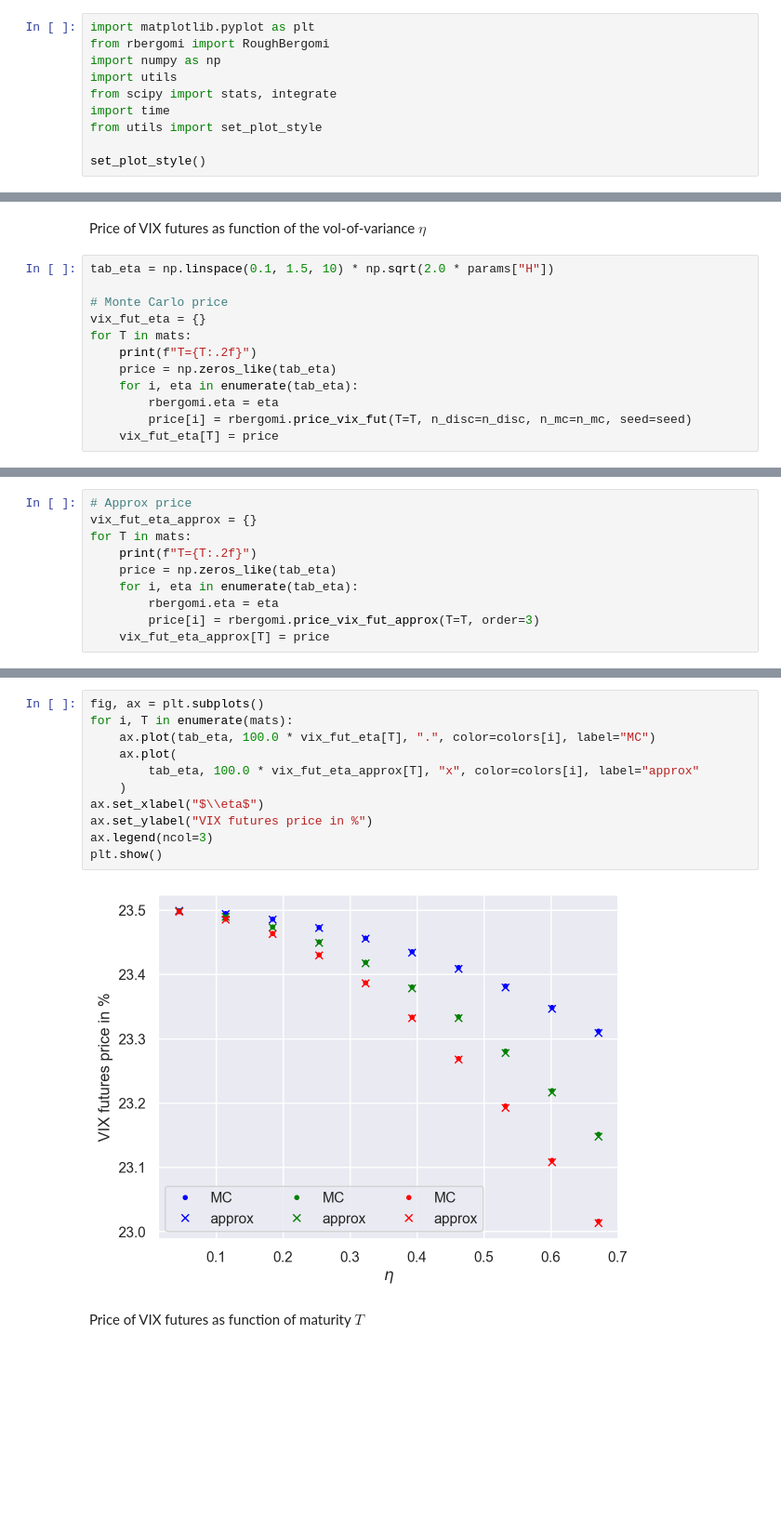
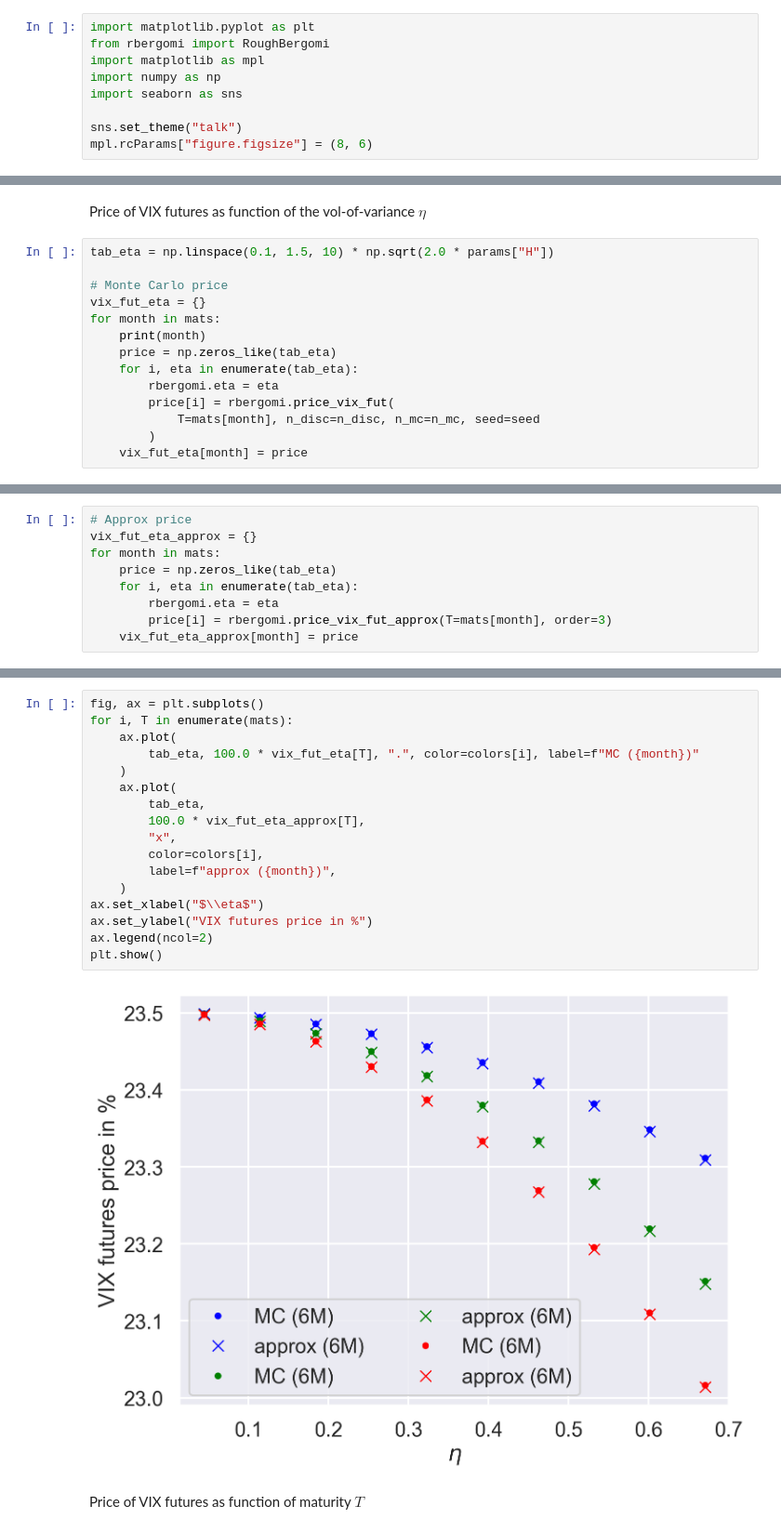
Before and after one commit to fbourgey/rough-bergomi, a Jupyter notebook: vix_weak_approx.ipynb, the cells around one changed output, grey strips where cells are left out. Shown at 93% size. Saved outputs shown, nothing was run; the diff lists cells and outputs as text; blank space fills up the shorter version.

```diff
--- a/vix_weak_approx.ipynb
+++ b/vix_weak_approx.ipynb
@@ -7,13 +9,12 @@ Convention is different here: $\eta$ is replaced with $\eta \sqrt{2H}$
 # %%
 import matplotlib.pyplot as plt
 from rbergomi import RoughBergomi
+import matplotlib as mpl
 import numpy as np
-import utils
-from scipy import stats, integrate
-import time
-from utils import set_plot_style
+import seaborn as sns
 
-set_plot_style()
+sns.set_theme("talk")
+mpl.rcParams["figure.figsize"] = (8, 6)
 # %%
 params = {
     "s0": 1.0,
@@ -39,11 +40,13 @@ tab_eta = np.linspace(0.1, 1.5, 10) * np.sqrt(2.0 * params["H"])
 
 # Monte Carlo price
 vix_fut_eta = {}
-for T in mats:
-    print(f"T={T:.2f}")
+for month in mats:
+    print(month)
     price = np.zeros_like(tab_eta)
     for i, eta in enumerate(tab_eta):
         rbergomi.eta = eta
-        price[i] = rbergomi.price_vix_fut(T=T, n_disc=n_disc, n_mc=n_mc, seed=seed)
-    vix_fut_eta[T] = price
+        price[i] = rbergomi.price_vix_fut(
+            T=mats[month], n_disc=n_disc, n_mc=n_mc, seed=seed
+        )
+    vix_fut_eta[month] = price
 # %% [output]
@@ -53,10 +56,9 @@ T=0.50
 # %%
 # Approx price
 vix_fut_eta_approx = {}
-for T in mats:
-    print(f"T={T:.2f}")
+for month in mats:
     price = np.zeros_like(tab_eta)
     for i, eta in enumerate(tab_eta):
         rbergomi.eta = eta
-        price[i] = rbergomi.price_vix_fut_approx(T=T, order=3)
-    vix_fut_eta_approx[T] = price
+        price[i] = rbergomi.price_vix_fut_approx(T=mats[month], order=3)
+    vix_fut_eta_approx[month] = price
@@ -67,16 +65,22 @@ T=0.50
 # %%
 fig, ax = plt.subplots()
 for i, T in enumerate(mats):
-    ax.plot(tab_eta, 100.0 * vix_fut_eta[T], ".", color=colors[i], label="MC")
     ax.plot(
-        tab_eta, 100.0 * vix_fut_eta_approx[T], "x", color=colors[i], label="approx"
+        tab_eta, 100.0 * vix_fut_eta[T], ".", color=colors[i], label=f"MC ({month})"
+    )
+    ax.plot(
+        tab_eta,
+        100.0 * vix_fut_eta_approx[T],
+        "x",
+        color=colors[i],
+        label=f"approx ({month})",
     )
 ax.set_xlabel("$\\eta$")
 ax.set_ylabel("VIX futures price in %")
-ax.legend(ncol=3)
+ax.legend(ncol=2)
 plt.show()
 # %% [output]
-[figure, old version]
+[figure, new version]
 # %% [markdown]
 Price of VIX futures as function of maturity $T$
 # %%
```
Also changed, not shown: parts of 7 cells of this notebook, 5 other files.
